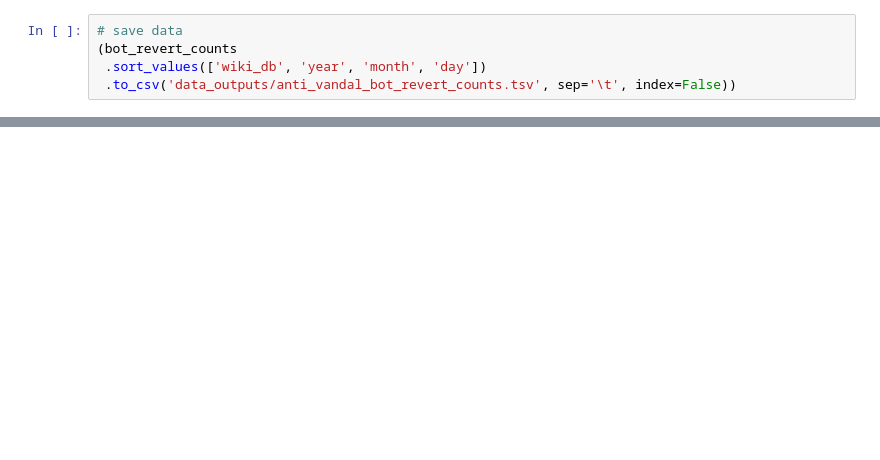
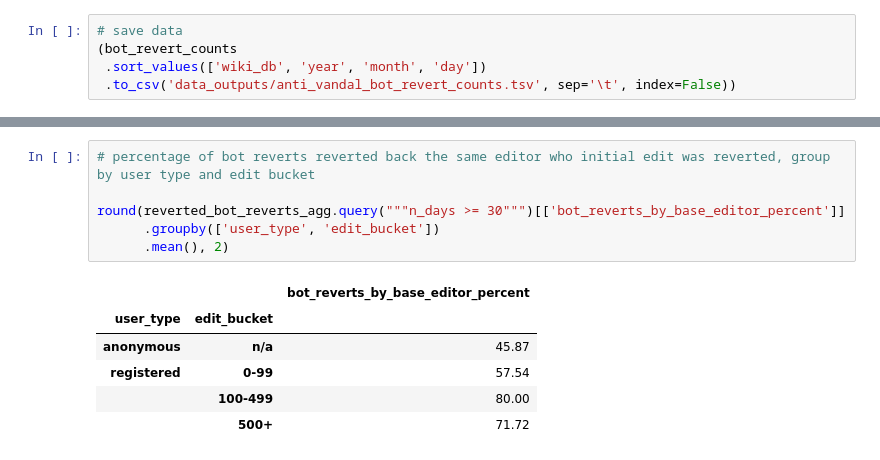
Before and after one commit to wikimedia-research/mod-tools-FY24, a Jupyter notebook: [T341857] anti_vandal_bots_reverts/bot_reverts_analysis.ipynb, the cells around one changed output, grey strips where cells are left out. Cells and saved outputs as stored; diff of their text form; blank space fills up the shorter version.

```diff
--- a/[T341857] anti_vandal_bots_reverts/bot_reverts_analysis.ipynb
+++ b/[T341857] anti_vandal_bots_reverts/bot_reverts_analysis.ipynb
@@ -502,0 +496,13 @@ reverted_bot_reverts
+# %%
+# percentage of bot reverts reverted back the same editor who initial edit was reverted, group by user type and edit bucket
+
+round(reverted_bot_reverts_agg.query("""n_days >= 30""")[['bot_reverts_by_base_editor_percent']]
+      .groupby(['user_type', 'edit_bucket'])
+      .mean(), 2)
+# %% [output]
+|  |  | bot_reverts_by_base_editor_percent |
+| user_type | edit_bucket |  |
+| anonymous | n/a | 45.87 |
+| registered | 0-99 | 57.54 |
+|  | 100-499 | 80.00 |
+|  | 500+ | 71.72 |
```
Also changed, not shown: parts of 28 cells of this notebook, 4 other files.
